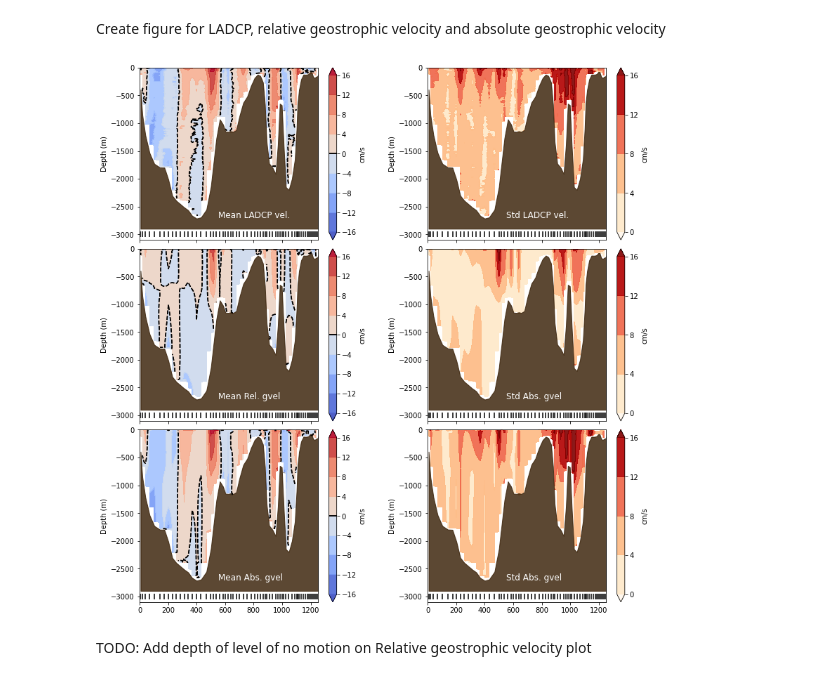
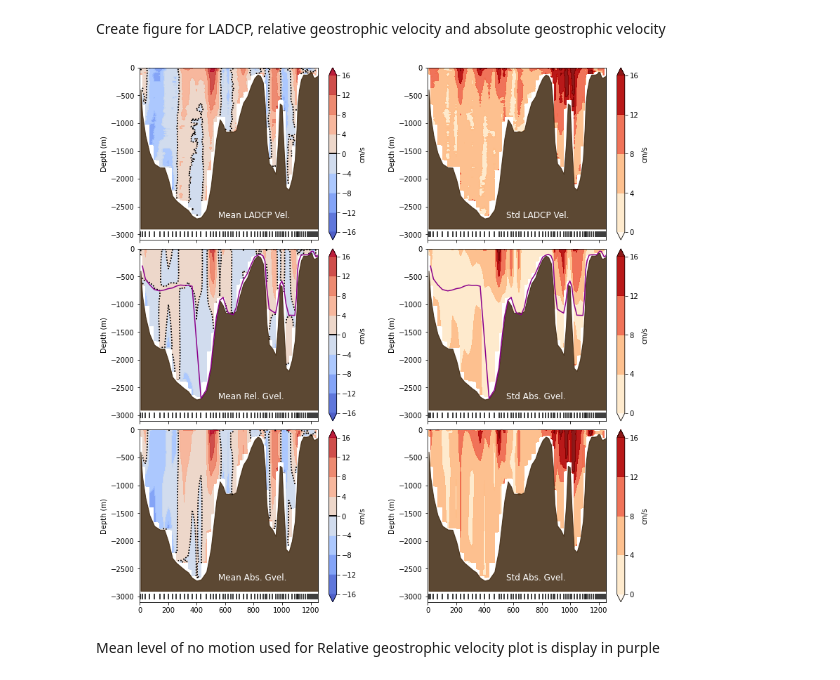
Before and after one commit to lhoupert/analysis_eel_data, a Jupyter notebook: notebooks/02_Explore_EEL_meanfield.ipynb, the cells around one changed output. Drawn from its saved outputs; the diff is of its cells as text; code cells hidden in the pictures.

```diff
--- a/notebooks/02_Explore_EEL_meanfield.ipynb
+++ b/notebooks/02_Explore_EEL_meanfield.ipynb
@@ -136,0 +303,4 @@ Depth
+# %%
+# Create pivot table to calculate the mean level of no motion. Transpose the dataframe for plotting purposes
+df_MLoNM = df2D.pivot_table(values="ZLoNM", columns="Staname").T
+print(df_MLoNM)
@@ -136,0 +323,8 @@ Depth
+# %%
+# Merge the dataframe with the dataframe containing the reference distance dfs
+df_MLoNMnew=pd.merge(dfs,
+                    df_MLoNM,
+                    how='left',
+                    on='Staname')
+
+print(df_MLoNMnew)
@@ -214,6 +469,6 @@ print(ista)
 \
 Get the reference distance corresponding to the sorting index *ista* from the reordererd list *list_r*:
 # %%
-refdist = [item[2][1] for item in list_r]
-print(refdist)
+refdist3Dfield = [item[2][1] for item in list_r]
+print("Reference distance:", *refdist3Dfield)
 # %% [output]
@@ -413,7 +671,7 @@ for row in [0,1,2,3]:
         pltitle = VarDir['pltitle']
         plunits = VarDir['cbtitle']
 
-        X=refdist
+        X=refdist3Dfield
         Y=var.index.values
         Z=var.values
         Xi,Yi = np.meshgrid(X, Y)
@@ -425,6 +683,14 @@ for row in [0,1,2,3]:
         if 'c_levels' in VarDir:
             c_levels = VarDir['c_levels']
             CS2 = ax.contour(CS, levels=c_levels, colors='k')
+
+        # Plot specific potential density contour on temperature and salinity field,
+        # indicating of different water masses
+        c_WM = [27.20,27.50,27.70,27.85]
+
+        if (row in [1,2]) & (col ==0):
+            CS_WM = ax.contour(Xi, -Yi, sdf_MSigma0, levels=c_WM, colors='w' )
+            # clab=ax.clabel(CS_WM, CS_WM.levels, fmt='%1.2f', inline=True, fontsize=10)
 
 
         ax.set_ylabel('Depth (m)')
@@ -537,7 +803,7 @@ for row in [0,1,2]:
         pltitle = VarDir['pltitle']
         plunits = VarDir['cbtitle']
 
-        X=refdist
+        X=refdist3Dfield
         Y=var.index.values
         Z=var.values
         Xi,Yi = np.meshgrid(X, Y)
@@ -548,36 +814,40 @@ for row in [0,1,2]:
 
         if 'c_levels' in VarDir:
             c_levels = VarDir['c_levels']
-            CS2 = ax.contour(CS, levels=c_levels, colors='k',linestyles='dashed')
+            CS2 = ax.contour(CS, levels=c_levels, colors='k',linestyles='dotted')
+
+        # Plot level of no motion on relative geostrophic velocity plot
+        if row==1:
+            CS_WM = ax.plot(df_MLoNMnew['Refdist'], -df_MLoNMnew['ZLoNM'], color='darkmagenta')
 
 
         ax.set_ylabel('Depth (m)')
         ax.set_xlim([0,1250])
         ax.set_ylim([-3100,0])
 
         # ax.set_title(pltitle)
         ax.text(550, -2700, VarDir['Type']+' '+VarDir['Var'], fontsize=12, color ='white' )
 
         # Make a colorbar for the ContourSet returned by the contourf call.
         cbar = fig.colorbar(CS, ax=ax)
         cbar.ax.set_ylabel(plunits)
         #cbar.ax.set_ylabel('m/s')
 
         # Add the contour line levels to the colorbar
         if 'c_levels' in VarDir:
             cbar.add_lines(CS2)
 
         # Add bathymetry (from the nominal depth of the reference EEL stations)
         ax.fill_between(dfs['Refdist'], -dfs['RefDepthGV'], -2900, color="#331a00", alpha=0.8)
 
         ax.vlines(dfs['Refdist'], -3050, -2950, colors='k')
 
         if row ==3:
             ax.set_xlabel('Distance from Iceland (km)')
 
 plt.tight_layout(pad=0.5,w_pad=3)
 plt.savefig('figures/'+'02_figurediag3x2.pdf')
 # %% [output]
-[figure, old version]
+[figure, new version]
 # %% [markdown]
-TODO: Add depth of level of no motion on Relative geostrophic velocity plot
+Mean level of no motion used for Relative geostrophic velocity plot is display in purple
```
Also changed, not shown: parts of 50 cells of this notebook, 2 other files.
